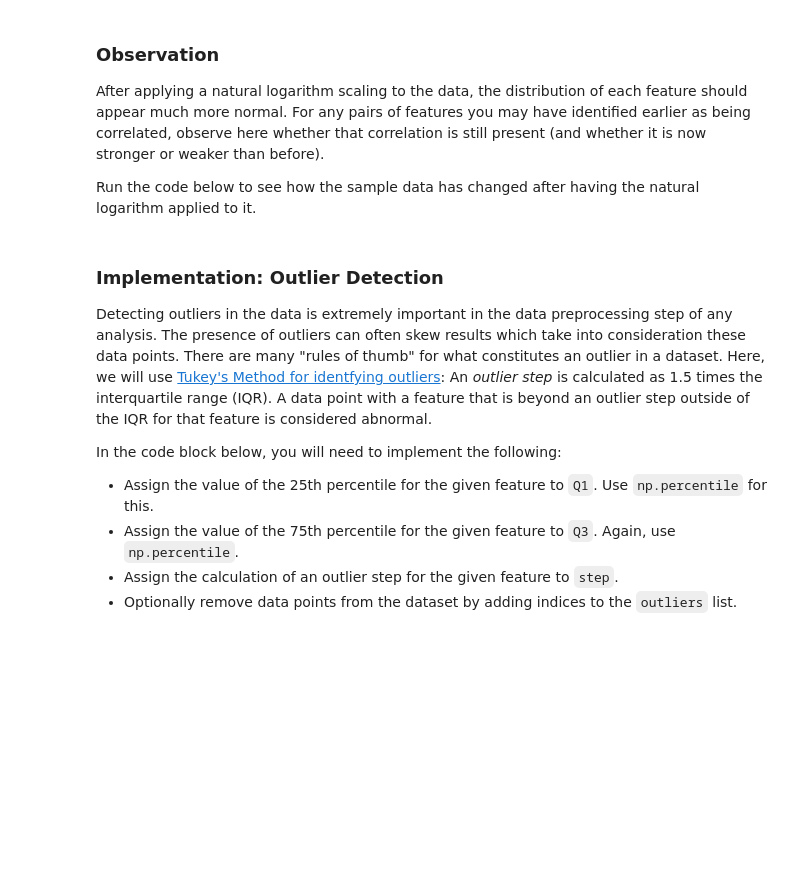
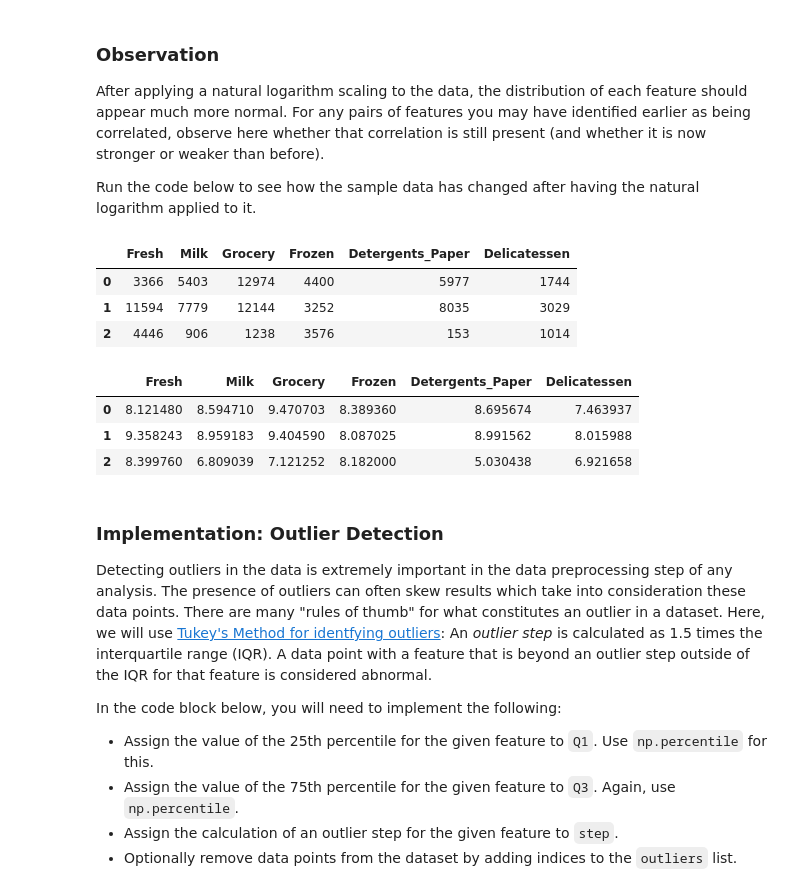
Before and after one commit to niranjanviladkar/udacity, a Jupyter notebook: Machine Learning Basic/projects/customer_segments/customer_segments.ipynb, the cells around one changed output. Saved outputs shown, nothing was run; the diff lists cells and outputs as text; code cells hidden in the pictures; blank space fills up the shorter version.

```diff
--- a/Machine Learning Basic/projects/customer_segments/customer_segments.ipynb
+++ b/Machine Learning Basic/projects/customer_segments/customer_segments.ipynb
@@ -199,7 +201,17 @@ After applying a natural logarithm scaling to the data, the distribution of each
 Run the code below to see how the sample data has changed after having the natural logarithm applied to it.
 # %%
 # Display the log-transformed sample data
+display(samples)
 display(log_samples)
+# %% [output]
+|  | Fresh | Milk | Grocery | Frozen | Detergents_Paper | Delicatessen |
+| 0 | 3366 | 5403 | 12974 | 4400 | 5977 | 1744 |
+| 1 | 11594 | 7779 | 12144 | 3252 | 8035 | 3029 |
+| 2 | 4446 | 906 | 1238 | 3576 | 153 | 1014 |
+|  | Fresh | Milk | Grocery | Frozen | Detergents_Paper | Delicatessen |
+| 0 | 8.121480 | 8.594710 | 9.470703 | 8.389360 | 8.695674 | 7.463937 |
+| 1 | 9.358243 | 8.959183 | 9.404590 | 8.087025 | 8.991562 | 8.015988 |
+| 2 | 8.399760 | 6.809039 | 7.121252 | 8.182000 | 5.030438 | 6.921658 |
 # %% [markdown]
 ### Implementation: Outlier Detection
 Detecting outliers in the data is extremely important in the data preprocessing step of any analysis. The presence of outliers can often skew results which take into consideration these data points. There are many "rules of thumb" for what constitutes an outlier in a dataset. Here, we will use [Tukey's Method for identfying outliers](http://datapigtechnologies.com/blog/index.php/highlighting-outliers-in-your-data-with-the-tukey-method/): An *outlier step* is calculated as 1.5 times the interquartile range (IQR). A data point with a feature that is beyond an outlier step outside of the IQR for that feature is considered abnormal.
```
Also changed, not shown: parts of 4 cells of this notebook.
